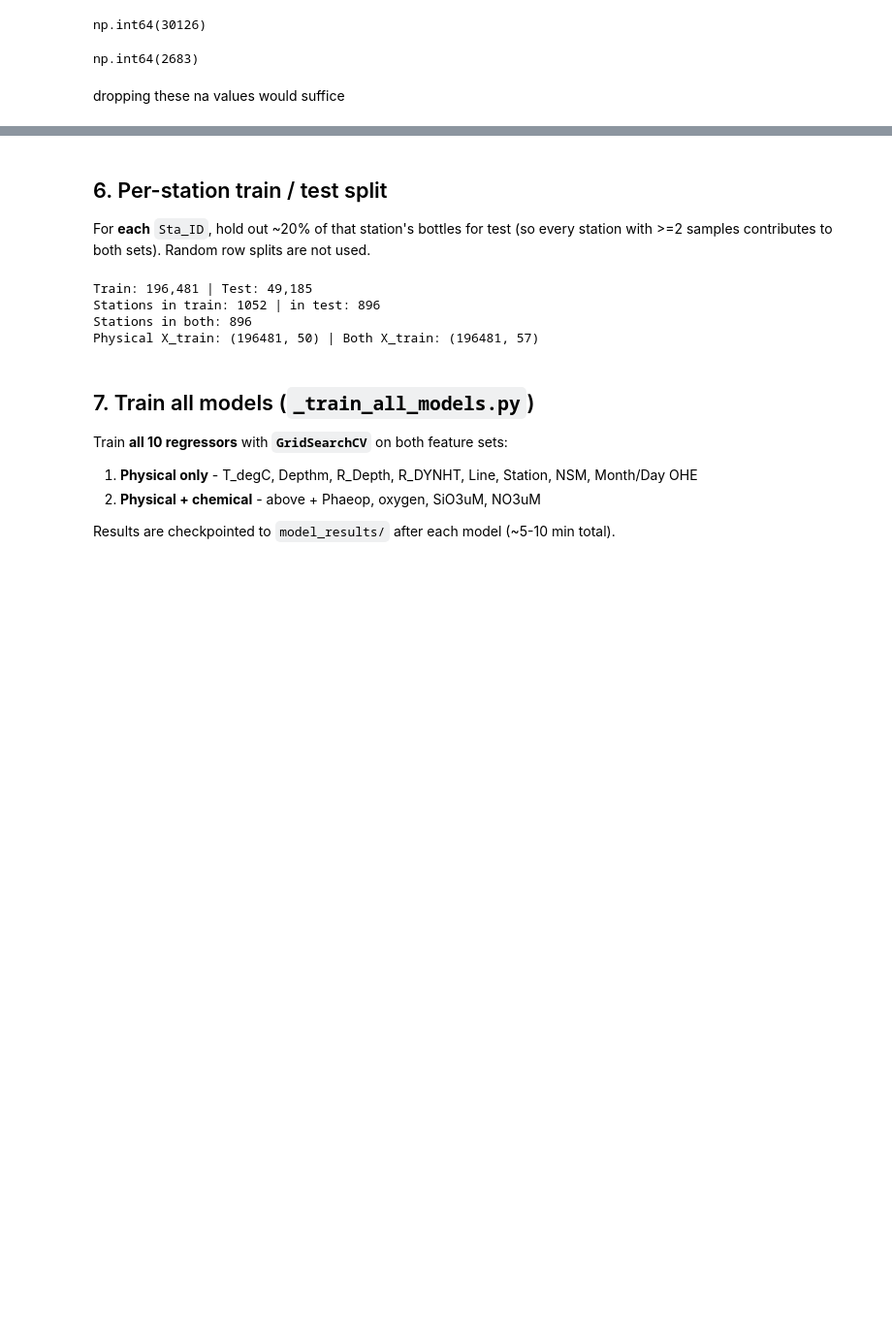
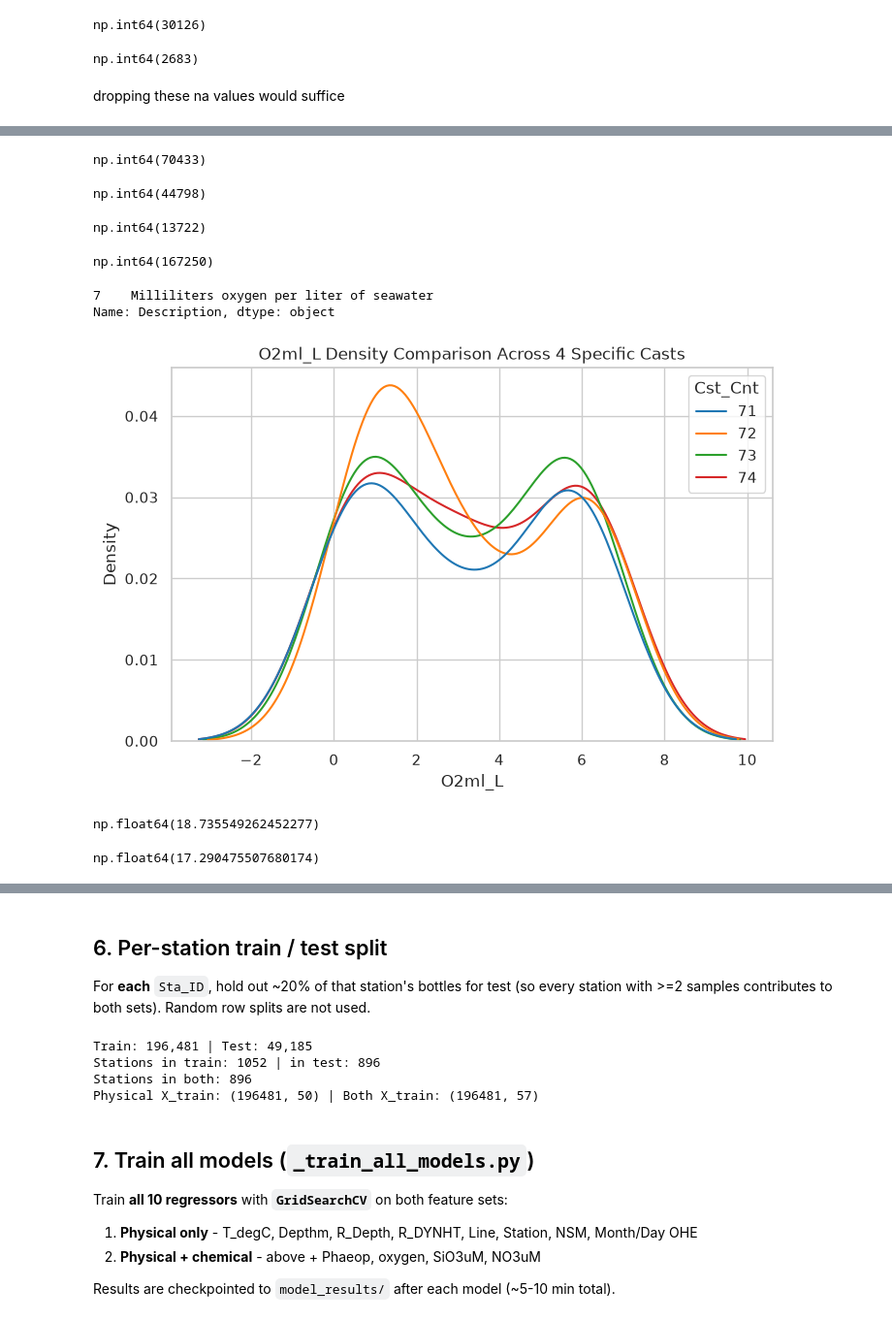
Before and after one commit to beppvis/23CSE301-Machine-Learning-Project, a Jupyter notebook: notebooks/regression_towards_chlora.ipynb, the cells around one changed output, grey strips where cells are left out. Shown at 97% size. Saved outputs shown, nothing was run; the diff lists cells and outputs as text; code cells hidden in the pictures; blank space fills up the shorter version.

```diff
--- a/notebooks/regression_towards_chlora.ipynb
+++ b/notebooks/regression_towards_chlora.ipynb
@@ -539,0 +601,38 @@ plt.show()
+# %%
+df[df['Cst_Cnt'].isin(subset['Cst_Cnt'])]['Salnty'].count()
+# %% [output]
+np.int64(70433)
+# %%
+df[df['Cst_Cnt'].isin(subset['Cst_Cnt'])]['Salnty'].isna().sum()
+# %% [output]
+np.int64(44798)
+# %%
+df['Salnty'] = df.groupby('Cst_Cnt')['Salnty'].transform(lambda group: group.interpolate(method='linear',limit_direction='both'))
+# %%
+df['Salnty'].isna().sum()
+# %% [output]
+np.int64(13722)
+# %%
+df['O2ml_L'].isna().sum()
+# %% [output]
+np.int64(167250)
+# %%
+whatis('O2ml_L',bottle_desc)
+# %% [output]
+7    Milliliters oxygen per liter of seawater
+Name: Description, dtype: object
+# %%
+# Select 4 specific casts
+selected_casts = df[df['O2ml_L'].notna()]['Cst_Cnt'].unique()[:4]
+subset = df[df['Cst_Cnt'].isin(selected_casts)]
+
+plt.figure(figsize=(8, 5))
+sns.kdeplot(data=subset, x="O2ml_L", hue="Cst_Cnt", palette="tab10")
+plt.title("O2ml_L Density Comparison Across 4 Specific Casts")
+plt.show()
+# %% [output]
+[figure, added]
+# %%
+(df['O2ml_L'].isna().sum()/df.shape[0])*100
+# %% [output]
+np.float64(18.735549262452277)
@@ -539,0 +641,4 @@ plt.show()
+# %%
+(df['O2ml_L'].isna().sum()/df.shape[0])*100
+# %% [output]
+np.float64(17.290475507680174)
```
Also changed, not shown: parts of 13 cells of this notebook.
